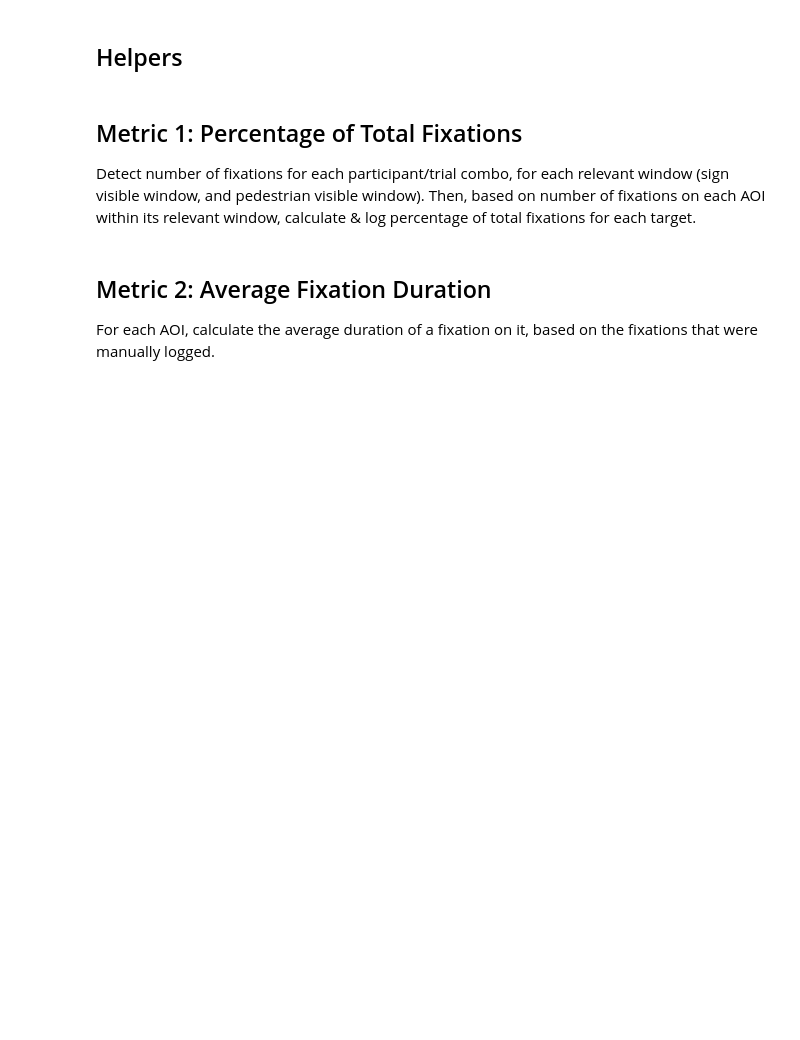
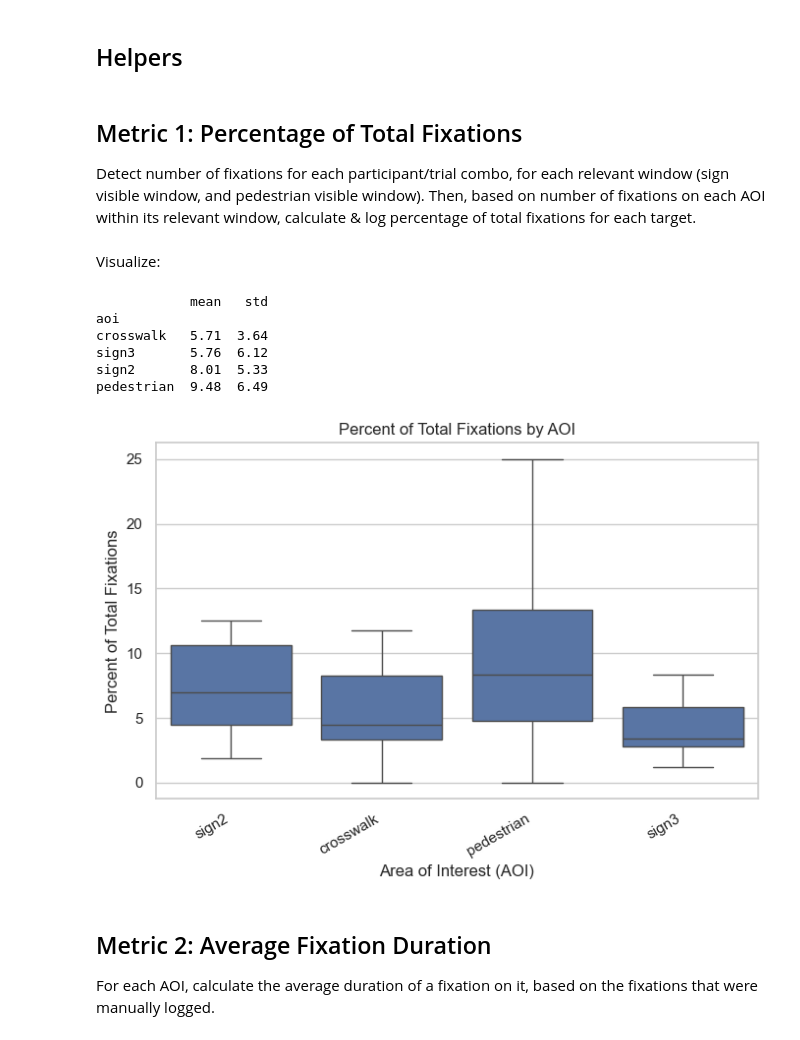
Before and after one commit to christopheroka/fydp-roundadoubt, a Jupyter notebook: AVRIL_data_analysis/Eye_Tracker_Analysis.ipynb, the cells around one changed output. Drawn from its saved outputs; the diff is of its cells as text; code cells hidden in the pictures; blank space fills up the shorter version.

```diff
--- a/AVRIL_data_analysis/Eye_Tracker_Analysis.ipynb
+++ b/AVRIL_data_analysis/Eye_Tracker_Analysis.ipynb
@@ -365,6 +361,40 @@ for _, row in fixation_df.iterrows():
 
 compiled_df = pd.DataFrame(compiled_rows)
 compiled_df.to_csv(compiled_output, index=False)
+# %% [markdown]
+Visualize:
+# %%
+df = pd.read_csv("Compiled Eye Tracker Data.csv")
+
+summary_stats = df.groupby("aoi")["percent_of_total_fixations"].agg(['mean', 'std']).sort_values(by="mean")
+print(summary_stats.round(2))
+
+sns.set(style="whitegrid")
+
+plt.figure(figsize=(7, 5))
+
+sns.boxplot(
+    data=df,
+    x="aoi",
+    y="percent_of_total_fixations",
+    showfliers=False
+)
+
+plt.title("Percent of Total Fixations by AOI")
+plt.ylabel("Percent of Total Fixations")
+plt.xlabel("Area of Interest (AOI)")
+plt.xticks(rotation=30, ha='right')
+plt.legend([], [], frameon=False)
+plt.tight_layout()
+plt.show()
+# %% [output]
+            mean   std
+aoi
+crosswalk   5.71  3.64
+sign3       5.76  6.12
+sign2       8.01  5.33
+pedestrian  9.48  6.49
+[figure, added]
 # %% [markdown]
 ## Metric 2: Average Fixation Duration
 
```
Also changed, not shown: parts of 7 cells of this notebook, 7 other files.
